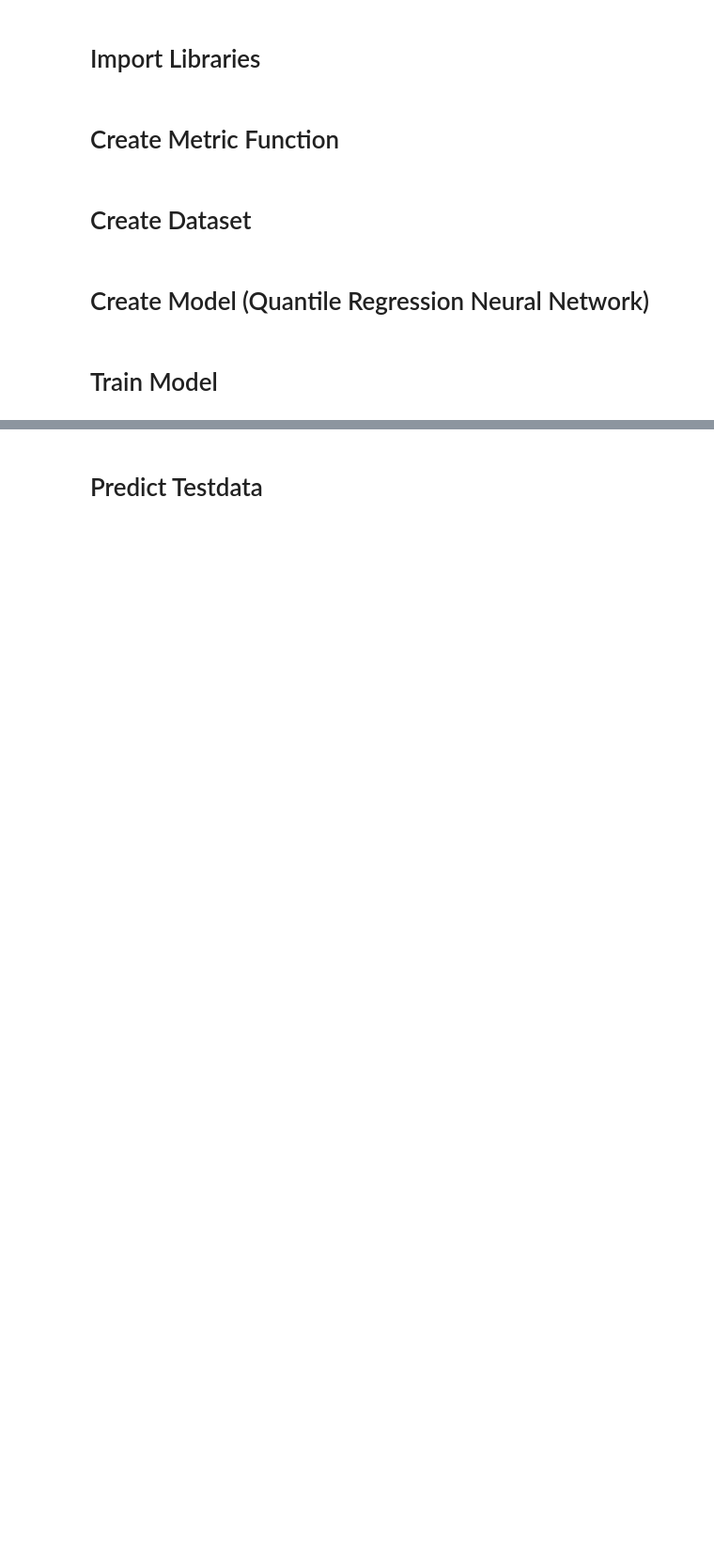
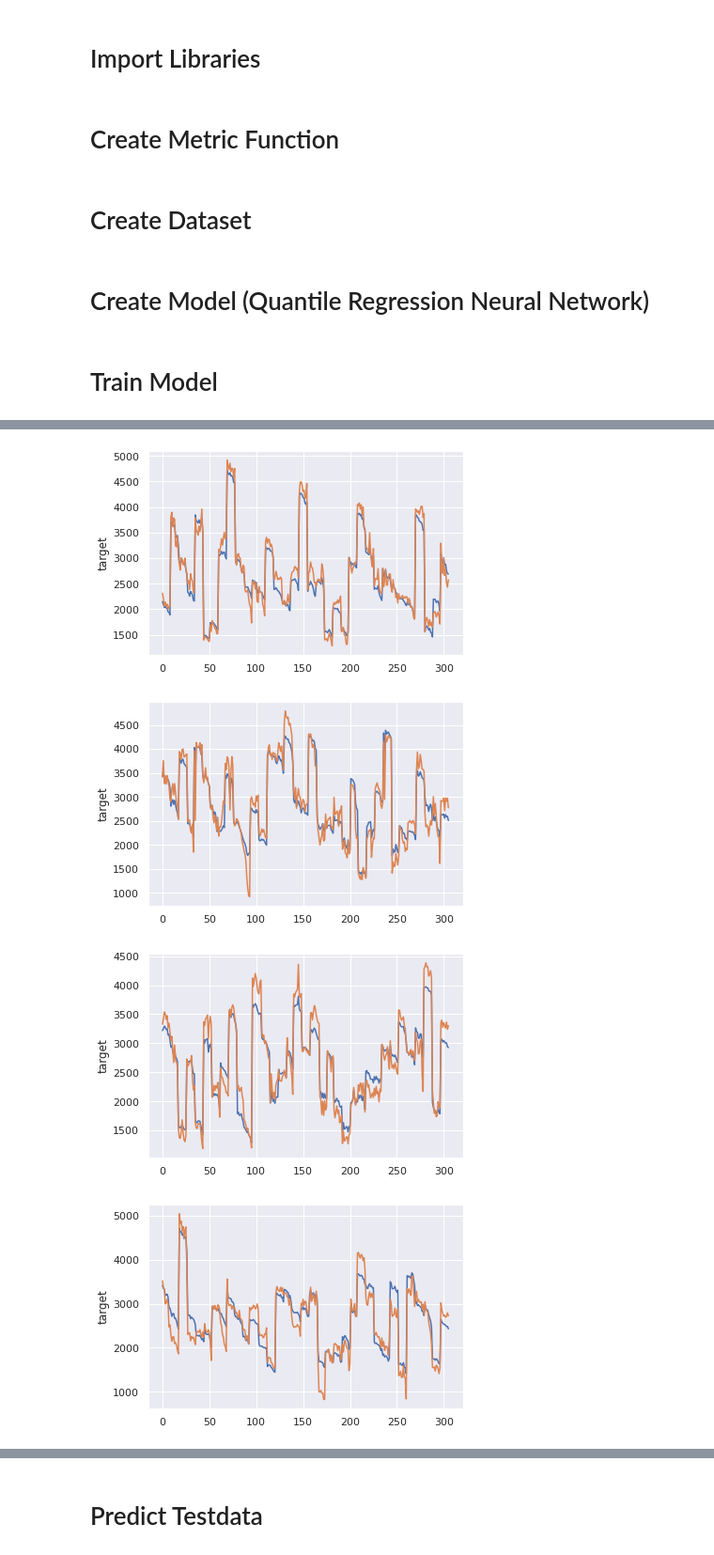
Before and after one commit to Noko-Github/OSIC-Pulmonary-Fibrosis-Progression, a Jupyter notebook: notebook/QuantileRegression_with_Pytorch.ipynb, the cells around one changed output, grey strips where cells are left out. Shown: that part at 94% size. Drawn from its saved outputs; the diff is of its cells as text; code cells hidden in the pictures; blank space fills up the shorter version.

```diff
--- a/notebook/QuantileRegression_with_Pytorch.ipynb
+++ b/notebook/QuantileRegression_with_Pytorch.ipynb
@@ -249,0 +261,14 @@ best score in fold 4: -7.358027935028076
+# %%
+%matplotlib inline
+
+for i in range(5):
+    a = pd.DataFrame(graph[i][-1])
+    fig, ax = plt.subplots()
+
+    sns.lineplot(x=[i for i in a.index], y=a['pred'], data=a)
+    sns.lineplot(x=[i for i in a.index], y=a['target'], data=a)
+# %% [output]
+[figure, added]
+[figure, added]
+[figure, added]
+[figure, added]
```
Also changed, not shown: parts of 5 cells of this notebook, 1 other file.
